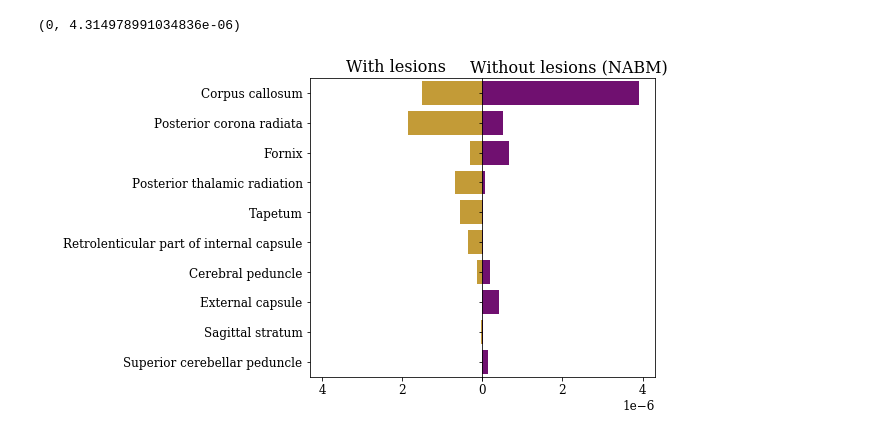
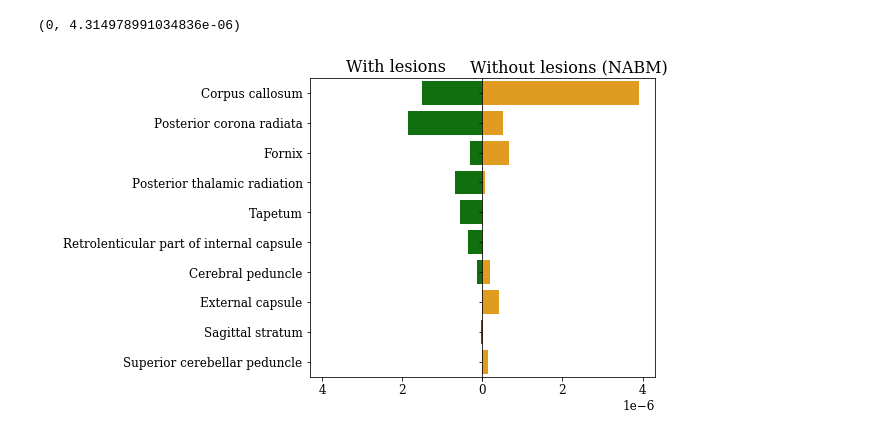
Before and after one commit to derEitel/explainableMS, a Jupyter notebook: Other investigations/Plot lesion removal area based comparison.ipynb, the cells around one changed output. Saved outputs shown, nothing was run; the diff lists cells and outputs as text; code cells hidden in the pictures.

```diff
--- a/Other investigations/Plot lesion removal area based comparison.ipynb
+++ b/Other investigations/Plot lesion removal area based comparison.ipynb
@@ -170,30 +170,30 @@ short_df_abs = short_df_abs[::-1]
 # %%
 fig, axes = plt.subplots(ncols=2, sharey=True, figsize=(12, 5.5),
                          gridspec_kw = {'wspace':0, 'hspace':10.})
-sns.barplot(y=short_df_abs['area'], x=short_df_abs['relevance_normal_scans'], color='goldenrod', ax=axes[0])
+sns.barplot(y=short_df_abs['area'], x=short_df_abs['relevance_normal_scans'], color='g', ax=axes[0])
 axes[0].set_xlabel(' ')
 axes[0].set_ylabel(' ')
 axes[0].set_xlim(np.max(short_df_abs['relevance_lesions_removed'])*1.1, 0)
 axes[0].set_title("With lesions")
 axes[0].xaxis.set_major_formatter(ScalarFormatter())
 axes[0].ticklabel_format(axis='x', style='sci', scilimits=(0,0))
 # hide scientific notation exponent in left half
 axes[0].xaxis.get_offset_text().set_visible(False)
 
-sns.barplot(y=short_df_abs['area'], x=short_df_abs['relevance_lesions_removed'], color='purple', ax=axes[1])
+sns.barplot(y=short_df_abs['area'], x=short_df_abs['relevance_lesions_removed'], color='orange', ax=axes[1])
 axes[1].set_xlabel(' ')
 axes[1].set_ylabel(' ')
 axes[1].set_xlim(0, np.max(short_df_abs['relevance_lesions_removed'])*1.1)
 axes[1].set_title("Without lesions (NABM)")
 axes[1].xaxis.set_major_formatter(ScalarFormatter())
 axes[1].ticklabel_format(axis='x', style='sci', scilimits=(0,0))
 # hide duplicate 0 xtick
 axes[1].xaxis.get_major_ticks()[0].label1.set_visible(False)
 
 #plt.tight_layout()
 plt.subplots_adjust(left=0.3, right=0.7)
-file_path = os.path.join(image_file_dir, "lesion_removal_comparison_absolute.png")
+file_path = os.path.join(image_file_dir, "lesion_removal_comparison_absolute_b.png")
 #plt.savefig(file_path, format='png', transparent=True)#, bbox_inches='tight')
 plt.show()
 # %% [output]
-[figure, old version]
+[figure, new version]
```
Also changed, not shown: 3 other files.
